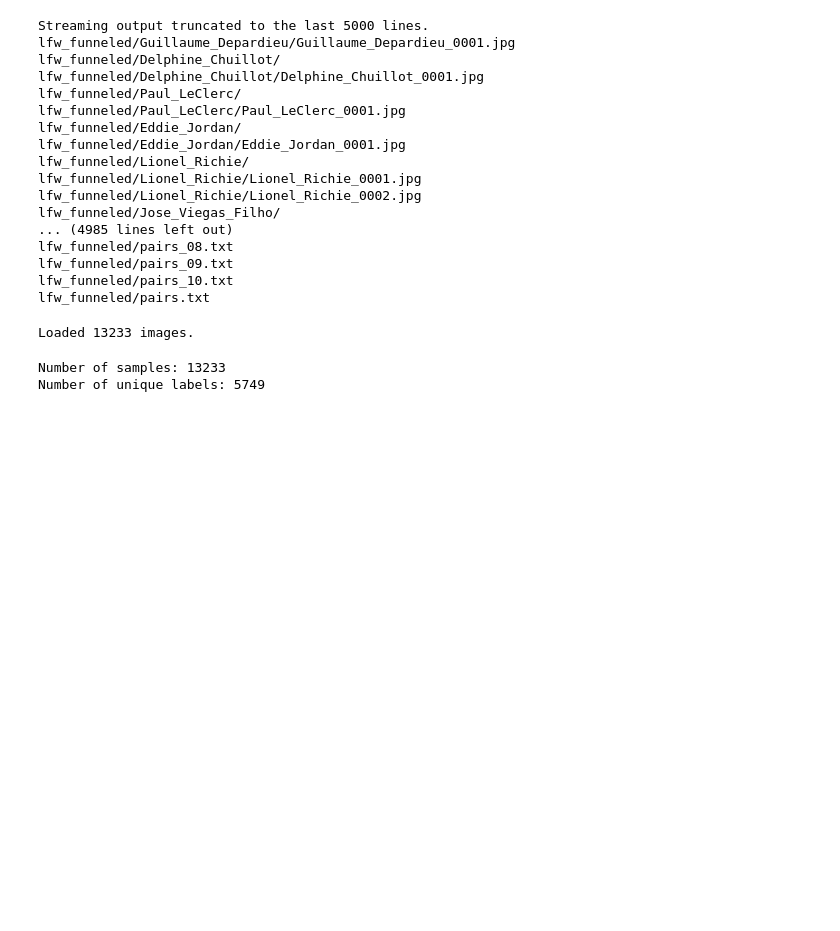
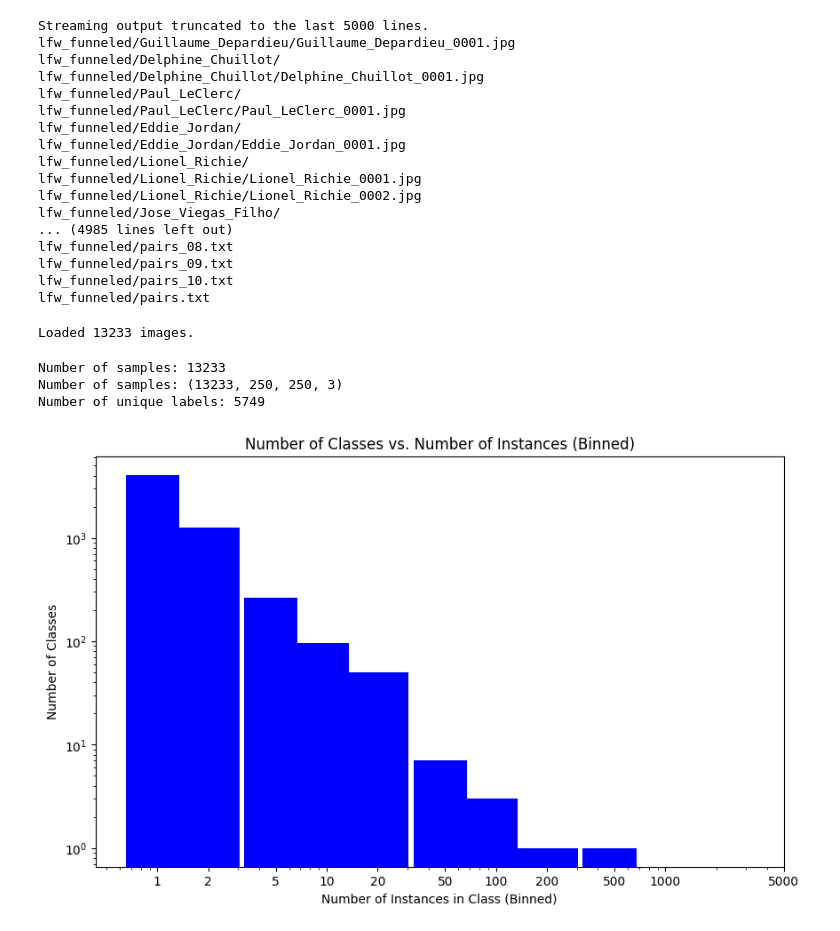
Before and after one commit to anuj-l22/PRML_Project, a Jupyter notebook: PRML_Project.ipynb, the cells around one changed output. Drawn from its saved outputs; the diff is of its cells as text; code cells hidden in the pictures; blank space fills up the shorter version.

```diff
--- a/PRML_Project.ipynb
+++ b/PRML_Project.ipynb
@@ -63,9 +63,40 @@ y = [entry['label'] for entry in lfw_dataset]
 # Convert y to numerical labels
 label_to_index = {label: index for index, label in enumerate(set(y))}
 y_numerical = [label_to_index[label] for label in y]
-
+X_ = np.array(X)
 print(f"Number of samples: {len(X)}")
+print(f"Number of samples: {X_.shape}")
 print(f"Number of unique labels: {len(set(y_numerical))}")
 # %% [output]
 Number of samples: 13233
+Number of samples: (13233, 250, 250, 3)
 Number of unique labels: 5749
+# %%
+import matplotlib.pyplot as plt
+from collections import Counter
+
+def plot_binned_class_histogram(y):
+    # Count the number of instances per class
+    class_counts = Counter(y)
+    # Get the frequencies of instance counts
+    instance_counts = list(class_counts.values())
+
+    # Choose bin edges to suit the distribution
+    # This creates bins that capture single instance classes, 2-5, 6-10, 11-20, etc.
+    bins = [1, 2, 5, 10, 20, 50, 100, 200, 500, 1000, 5000]
+
+    # Plot the histogram with the specified bins
+    plt.figure(figsize=(10, 6))
+    plt.hist(instance_counts, bins=bins, color='blue', rwidth=0.7, align='left')
+    plt.xscale('log')  # Using a log scale for better visibility
+    plt.yscale('log')  # Using a log scale for better visibility
+    plt.title('Number of Classes vs. Number of Instances (Binned)')
+    plt.xlabel('Number of Instances in Class (Binned)')
+    plt.ylabel('Number of Classes')
+    plt.xticks(bins, labels=[str(bin) for bin in bins])  # Set x-ticks to bin edges
+    plt.show()
+
+# Example usage
+plot_binned_class_histogram(y)
+# %% [output]
+[figure, added]
```
Also changed, not shown: parts of 4 cells of this notebook.
